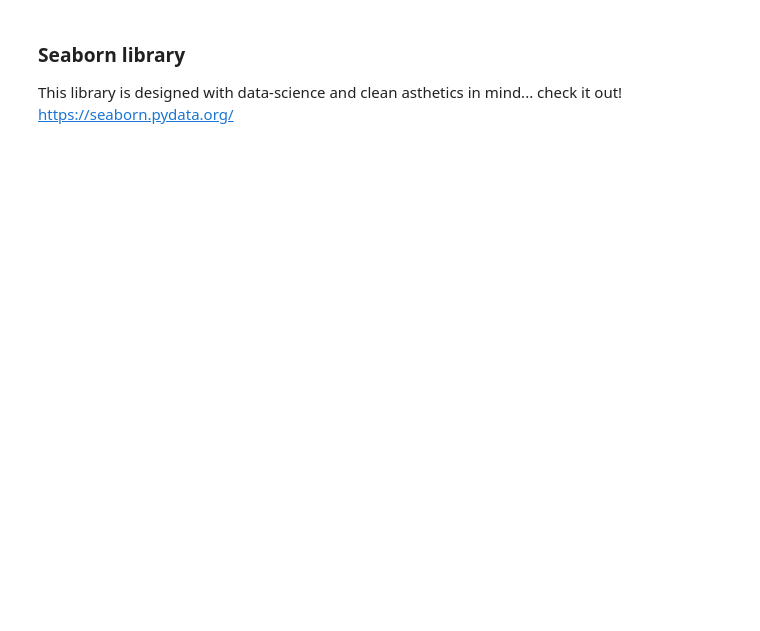
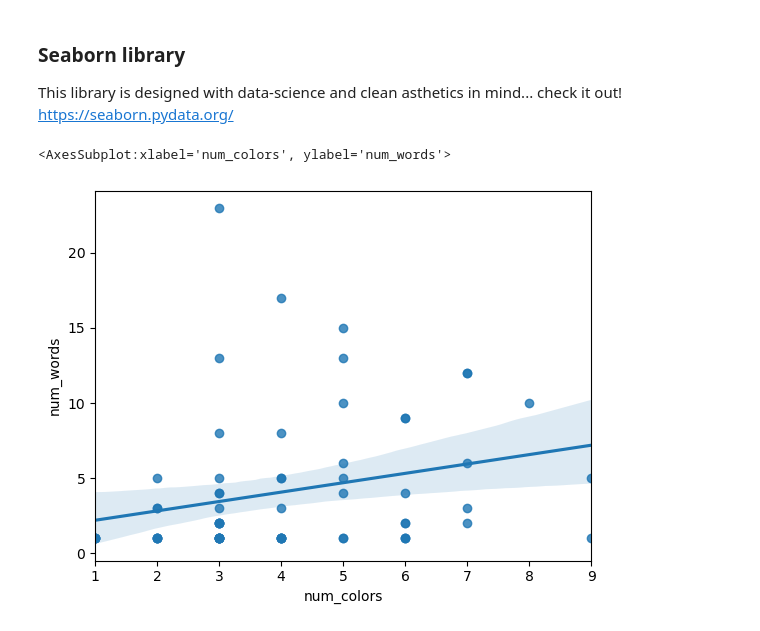
Before and after one commit to seanhelvey/IntroToPythonForRUsers, a Jupyter notebook: key.ipynb, the cells around one changed output. Cells and saved outputs as stored; diff of their text form; code cells hidden in the pictures; blank space fills up the shorter version.

```diff
--- a/key.ipynb
+++ b/key.ipynb
@@ -253,3 +268,9 @@ ax.yaxis.set_major_locator(mpl.ticker.MultipleLocator(incr_y))
 ### Seaborn library
 This library is designed with data-science and clean asthetics in mind... check it out!<br>
 https://seaborn.pydata.org/
+# %%
+import seaborn as sns;
+sns.regplot(x=sweaters['num_colors'], y=sweaters['num_words'])
+# %% [output]
+<AxesSubplot:xlabel='num_colors', ylabel='num_words'>
+[figure, added]
```
Also changed, not shown: parts of 7 cells of this notebook.
